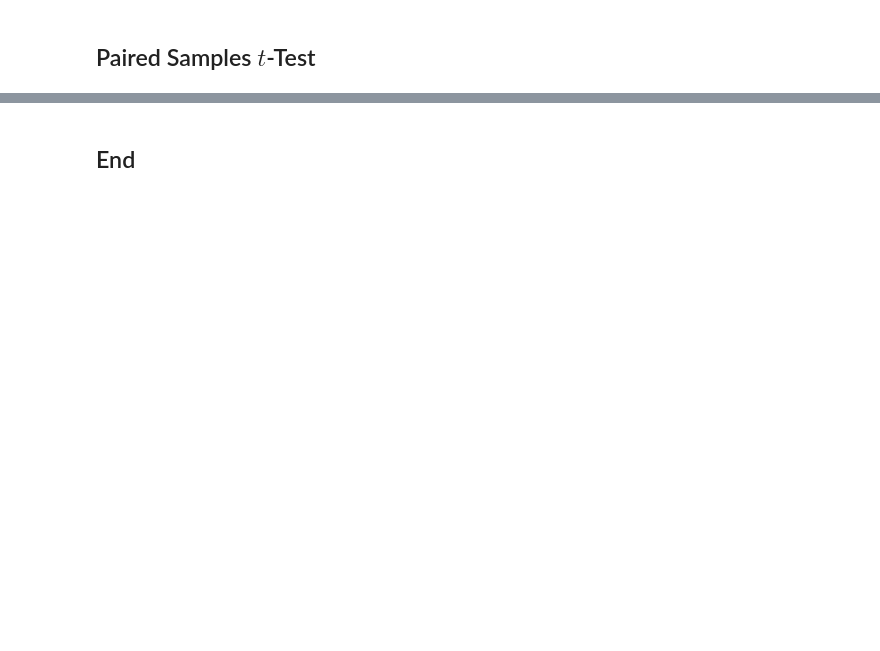
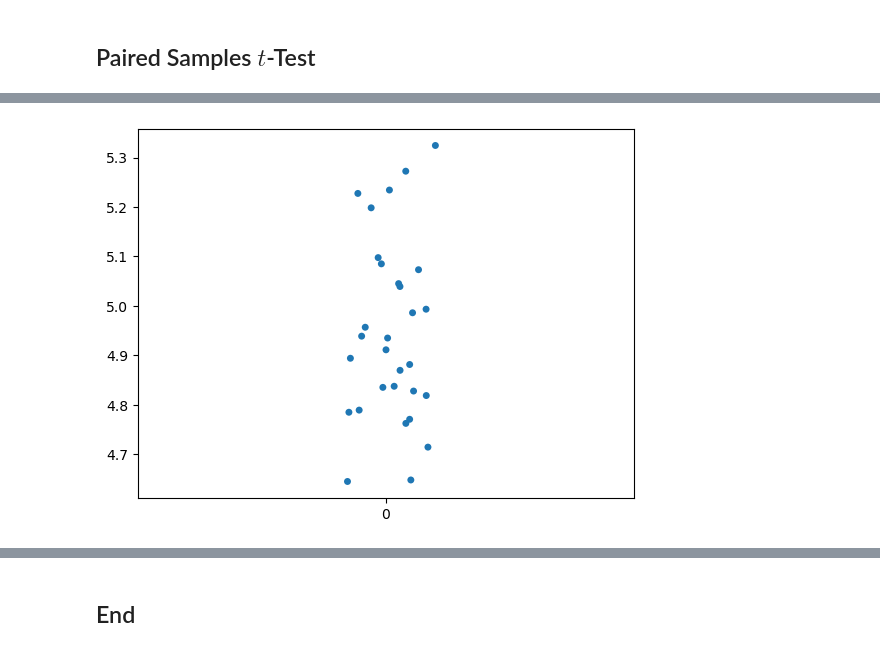
Before and after one commit to ianmcloughlin/2425_applied_statistics, a Jupyter notebook: 04_t_tests.ipynb, the cells around one changed output, grey strips where cells are left out. Saved outputs shown, nothing was run; the diff lists cells and outputs as text; code cells hidden in the pictures; blank space fills up the shorter version.

```diff
--- a/04_t_tests.ipynb
+++ b/04_t_tests.ipynb
@@ -80,0 +89,5 @@ TtestResult(statistic=-0.27426996344353494, pvalue=0.7848516697747219, df=58.0)
+# %%
+# Strip plot.
+sns.stripplot(data=[group_a]);
+# %% [output]
+[figure, added]
```
Also changed, not shown: parts of 11 cells of this notebook.
